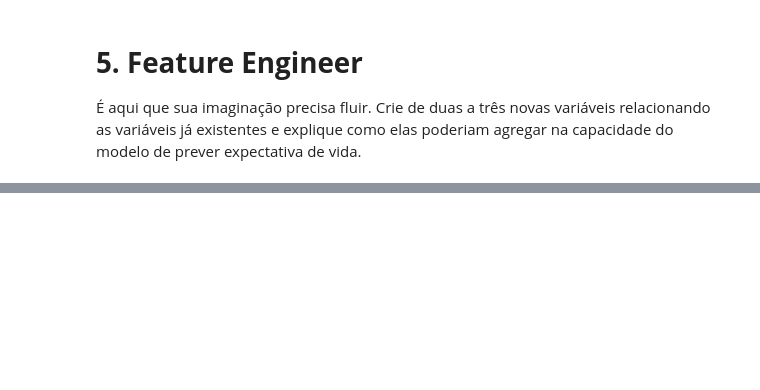
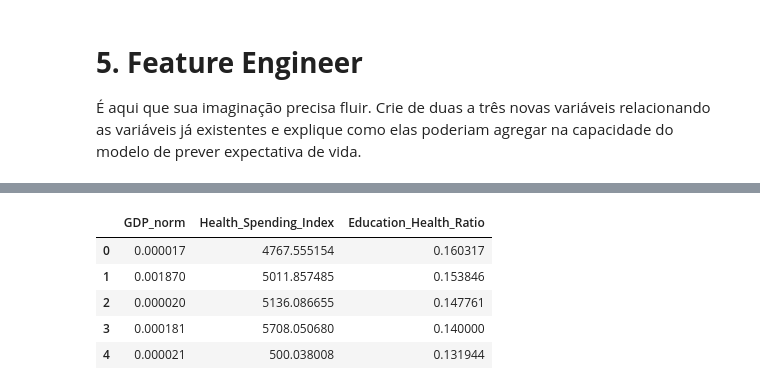
Before and after one commit to deivisontakatu/pos-inteligencia-artificial, a Jupyter notebook: 2 Fundamentos de Machine Learning/Atividade 1/Aula1_aula_casa.ipynb, the cells around one changed output, grey strips where cells are left out. Drawn from its saved outputs; the diff is of its cells as text; code cells hidden in the pictures; blank space fills up the shorter version.

```diff
--- a/2 Fundamentos de Machine Learning/Atividade 1/Aula1_aula_casa.ipynb
+++ b/2 Fundamentos de Machine Learning/Atividade 1/Aula1_aula_casa.ipynb
@@ -730,0 +489,90 @@ df_fe[['PIB_per_capita_ajustado', 'Vacinacao_por_gasto', 'Densidade_urbana']].he
+# %%
+# ============================================================================
+# ETAPA 5: FEATURE ENGINEERING
+# ============================================================================
+
+print("\n" + "=" * 80)
+print("ETAPA 5: Feature Engineering")
+print("=" * 80)
+
+# ---------------------------------------------------------------------------
+# 0) Garantir que df_processed exista (sem alterar código anterior)
+# ---------------------------------------------------------------------------
+if 'df_processed' not in globals():
+    try:
+        df_processed = df.copy()
+        print("ℹ️ df_processed não existia → criado a partir de df.")
+    except:
+        raise NameError("❌ ERRO: nem df nem df_processed existem. Carregue o dataset primeiro.")
+
+print("✔ df_processed pronto para uso. Shape:", df_processed.shape)
+
+
+# ---------------------------------------------------------------------------
+# 1) Objetivo da etapa
+# ---------------------------------------------------------------------------
+print("\n💡 OBJETIVO:")
+print("Criar novas variáveis derivadas das já existentes para melhorar o poder preditivo da Expectativa de Vida.")
+
+
+# ---------------------------------------------------------------------------
+# 5.1 – GDP_norm (PIB per capita normalizado)
+# ---------------------------------------------------------------------------
+print("\n🔧 5.1 Criando variável: GDP_norm (PIB per capita normalizado)...")
+
+if 'GDP' in df_processed.columns and 'Population' in df_processed.columns:
+    df_processed['GDP_norm'] = df_processed['GDP'] / (df_processed['Population'] + 1)
+    print("   ✅ GDP_norm criada com sucesso.")
+    print("   → Justificativa: ajusta o PIB pelo tamanho da população, medindo riqueza individual.")
+else:
+    df_processed['GDP_norm'] = np.nan
+    print("   ⚠️ Não foi possível criar GDP_norm (faltam colunas GDP ou Population).")
+
+
+# ---------------------------------------------------------------------------
+# 5.2 – Health_Spending_Index
+# ---------------------------------------------------------------------------
+print("\n🔧 5.2 Criando variável: Health_Spending_Index (Índice absoluto de gasto em saúde)...")
+
+if 'Total expenditure' in df_processed.columns and 'GDP' in df_processed.columns:
+    df_processed['Health_Spending_Index'] = df_processed['Total expenditure'] * df_processed['GDP']
+    print("   ✅ Health_Spending_Index criada com sucesso.")
+    print("   → Justificativa: converte percentual do PIB em gasto absoluto real em saúde.")
+else:
+    df_processed['Health_Spending_Index'] = np.nan
+    print("   ⚠️ Total expenditure ou GDP não encontrados. Variável criada como NaN.")
+
+
+# ---------------------------------------------------------------------------
+# 5.3 – Education_Health_Ratio
+# ---------------------------------------------------------------------------
+print("\n🔧 5.3 Criando variável: Education_Health_Ratio (Relação escolaridade/mortalidade infantil)...")
+
+if 'Schooling' in df_processed.columns and 'infant deaths' in df_processed.columns:
+    df_processed['Education_Health_Ratio'] = df_processed['Schooling'] / (df_processed['infant deaths'] + 1)
+    print("   ✅ Education_Health_Ratio criada com sucesso.")
+    print("   → Justificativa: captura impacto relativo da educação sobre saúde e mortalidade.")
+else:
+    df_processed['Education_Health_Ratio'] = np.nan
+    print("   ⚠️ Schooling ou infant deaths não encontrados. Variável criada como NaN.")
+
+
+# ---------------------------------------------------------------------------
+# 5.4 Visualização das novas features
+# ---------------------------------------------------------------------------
+print("\n📊 Prévia das novas variáveis criadas:")
+colunas_fe = ['GDP_norm', 'Health_Spending_Index', 'Education_Health_Ratio']
+colunas_fe_existentes = [c for c in colunas_fe if c in df_processed.columns]
+
+if colunas_fe_existentes:
+    display(df_processed[colunas_fe_existentes].head())
+else:
+    print("⚠️ Nenhuma variável de Feature Engineering foi criada.")
+
+
+# ---------------------------------------------------------------------------
+# Finalização
+# ---------------------------------------------------------------------------
+print("\n✔ ETAPA 5 FINALIZADA!")
+print("Total de colunas agora:", df_processed.shape[1])
+# %% [output]
@@ -730,0 +596,6 @@ df_fe[['PIB_per_capita_ajustado', 'Vacinacao_por_gasto', 'Densidade_urbana']].he
+|  | GDP_norm | Health_Spending_Index | Education_Health_Ratio |
+| 0 | 0.000017 | 4767.555154 | 0.160317 |
+| 1 | 0.001870 | 5011.857485 | 0.153846 |
+| 2 | 0.000020 | 5136.086655 | 0.147761 |
+| 3 | 0.000181 | 5708.050680 | 0.140000 |
+| 4 | 0.000021 | 500.038008 | 0.131944 |
```
Also changed, not shown: parts of 8 cells of this notebook.
